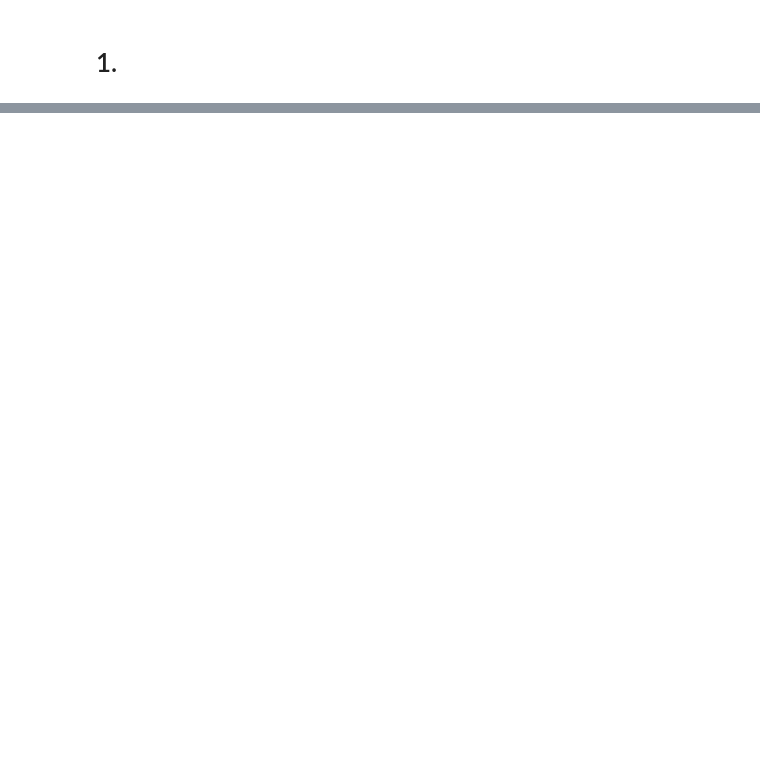
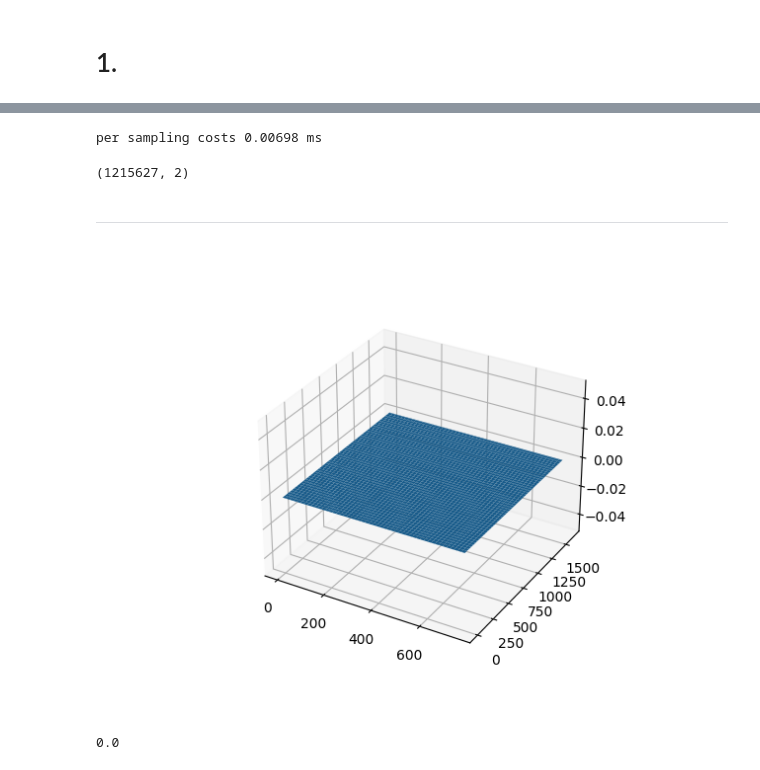
Before and after one commit to jacklu333333/IOH, a Jupyter notebook: analysis.ipynb, the cells around one changed output, grey strips where cells are left out. Drawn from its saved outputs; the diff is of its cells as text; code cells hidden in the pictures; blank space fills up the shorter version.

Commit message:
[add] LX pulling, digital numpy map

```diff
--- a/analysis.ipynb
+++ b/analysis.ipynb
@@ -51,0 +57,10 @@ per sampling costs 0.00348 ms
+# %%
+
+# numpy query version
+startTime = time.time()
+# given a list of query points, return the valid points using numpy
+handler.searchValidNumpy(yq, xq)
+endTime = time.time()
+print(f'per sampling costs {(endTime-startTime)*1000/N:.5f} ms')
+# %% [output]
+per sampling costs 0.00698 ms
@@ -51,0 +81,20 @@ per sampling costs 0.00348 ms
+# %%
+# def elevation_function(x):
+#    url = 'https://api.open-elevation.com/api/v1/lookup?'
+#    params = {'locations': f"{x[0]},{x[1]}"}
+#    result = requests.get(url, params=params)
+#    return result.json()['results'][0]['elevation']
+
+
+combinations = list(itertools.product(lons, lats))
+# convert to numpy array
+combinations = np.array(combinations)
+print(combinations.shape)
+height = np.zeros_like(numpy_array, dtype=np.float32)
+
+# generate the height map
+for i in range(height.shape[0]):
+      for j in range(height.shape[1]):
+         height[i, j] = wgs84.latlon(combinations[i*height.shape[1]+j][1], -combinations[i*height.shape[1]+j][0]).elevation.m
+# %% [output]
+(1215627, 2)
@@ -51,0 +103,25 @@ per sampling costs 0.00348 ms
+# %% [markdown]
+--------------------------------------------------------------------
+# %%
+import numpy as np
+import matplotlib.pyplot as plt
+from mpl_toolkits.mplot3d import Axes3D
+
+# Assuming Z is your 2-D numpy array
+Z = height
+
+# Create x and y coordinates
+x = np.arange(Z.shape[1])
+y = np.arange(Z.shape[0])
+X, Y = np.meshgrid(x, y)
+
+# Create a figure and a 3D Axes
+fig = plt.figure()
+ax = fig.add_subplot(111, projection='3d')
+
+# Plot the surface
+ax.plot_surface(X, Y, Z)
+
+plt.show()
+# %% [output]
+[figure, added]
@@ -51,0 +131,4 @@ per sampling costs 0.00348 ms
+# %%
+observatory.elevation.m
+# %% [output]
+0.0
```
Also changed, not shown: parts of 10 cells of this notebook, 3 other files.
